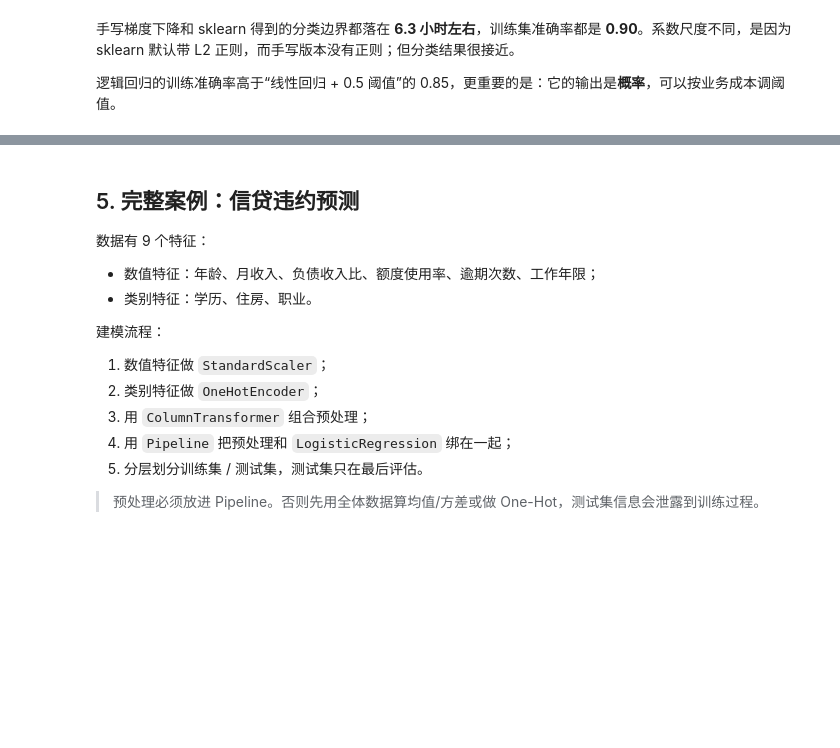
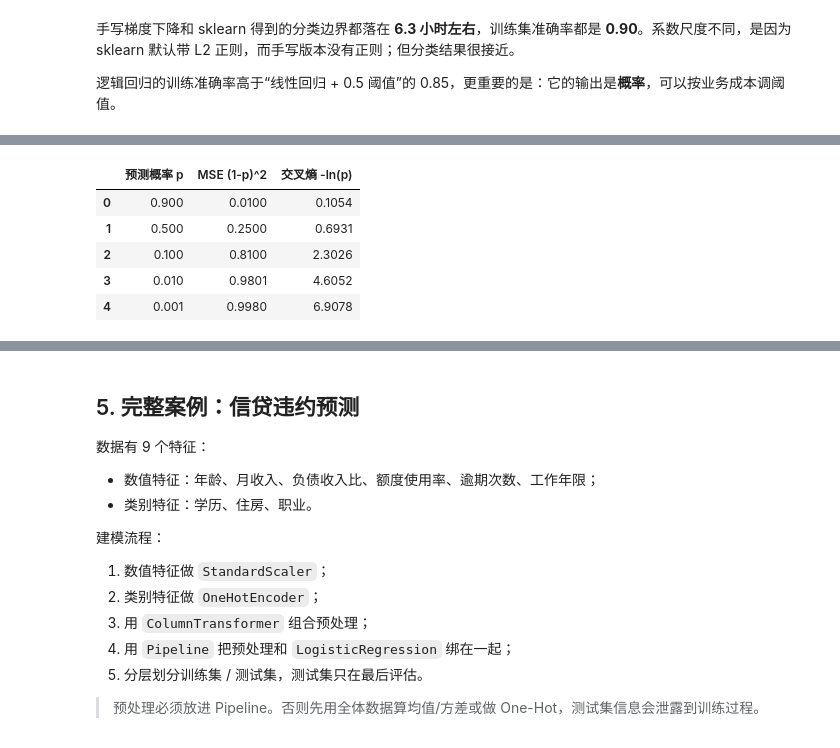
Before and after one commit to GIT-YOYOYO/Machine-Learning, a Jupyter notebook: notebooks/逻辑回归笔记.ipynb, the cells around one changed output, grey strips where cells are left out. Cells and saved outputs as stored; diff of their text form; code cells hidden in the pictures; blank space fills up the shorter version.

```diff
--- a/notebooks/逻辑回归笔记.ipynb
+++ b/notebooks/逻辑回归笔记.ipynb
@@ -391,0 +457,8 @@ $$
+# %%
+print("概率 → 几率 → 对数几率：")
+for p in [0.1, 0.5, 0.8]:
+    print(f"p={p:<4}  odds={p/(1-p):.4f}  logit={np.log(p/(1-p)):+.4f}")
+
+w_odds = log_20.coef_[0, 0]
+print(f"\n复习时长模型：w={w_odds:.4f}")
+print(f"每多复习 1 小时，对数几率增加 {w_odds:.4f}，几率乘以 {np.exp(w_odds):.4f}")
@@ -502,0 +703,18 @@ plt.show()
+# %%
+p_values = [0.9, 0.5, 0.1, 0.01, 0.001]
+loss_table = pd.DataFrame([
+    {
+        "预测概率 p": p,
+        "MSE (1-p)^2": (1 - p) ** 2,
+        "交叉熵 -ln(p)": -np.log(p),
+    }
+    for p in p_values
+])
+loss_table.round(4)
+# %% [output]
+|  | 预测概率 p | MSE (1-p)^2 | 交叉熵 -ln(p) |
+| 0 | 0.900 | 0.0100 | 0.1054 |
+| 1 | 0.500 | 0.2500 | 0.6931 |
+| 2 | 0.100 | 0.8100 | 2.3026 |
+| 3 | 0.010 | 0.9801 | 4.6052 |
+| 4 | 0.001 | 0.9980 | 6.9078 |
```
Also changed, not shown: parts of 15 cells of this notebook, 10 other files.
